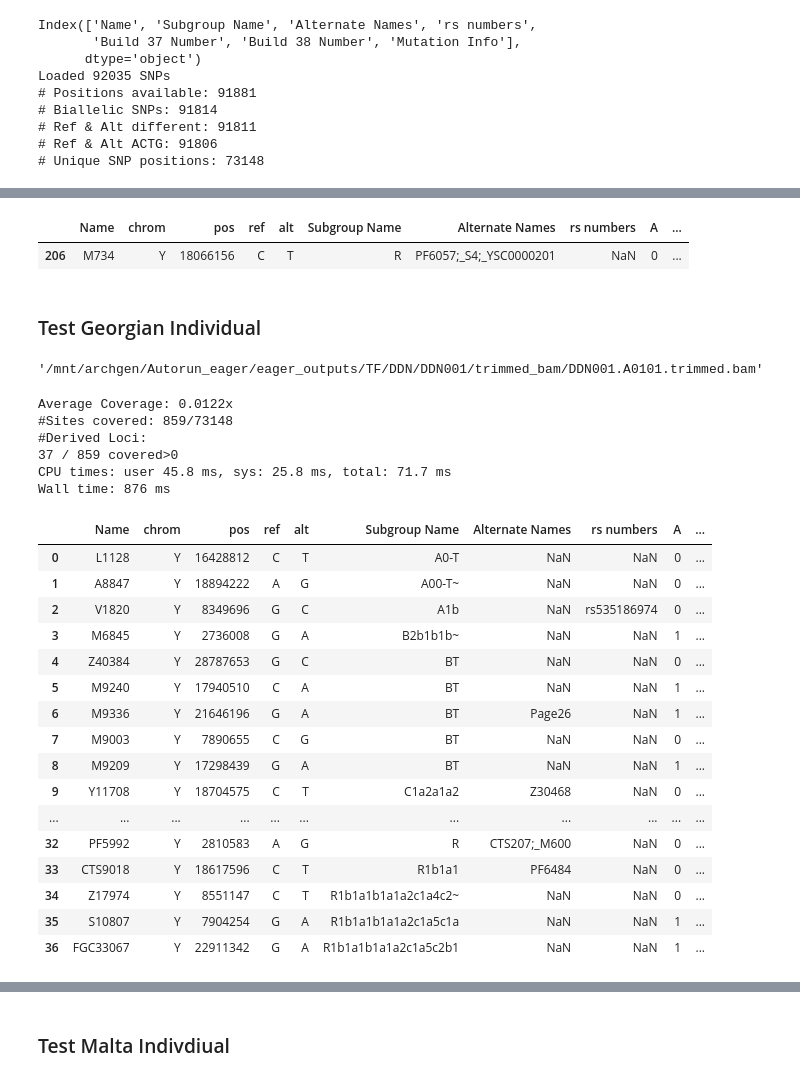
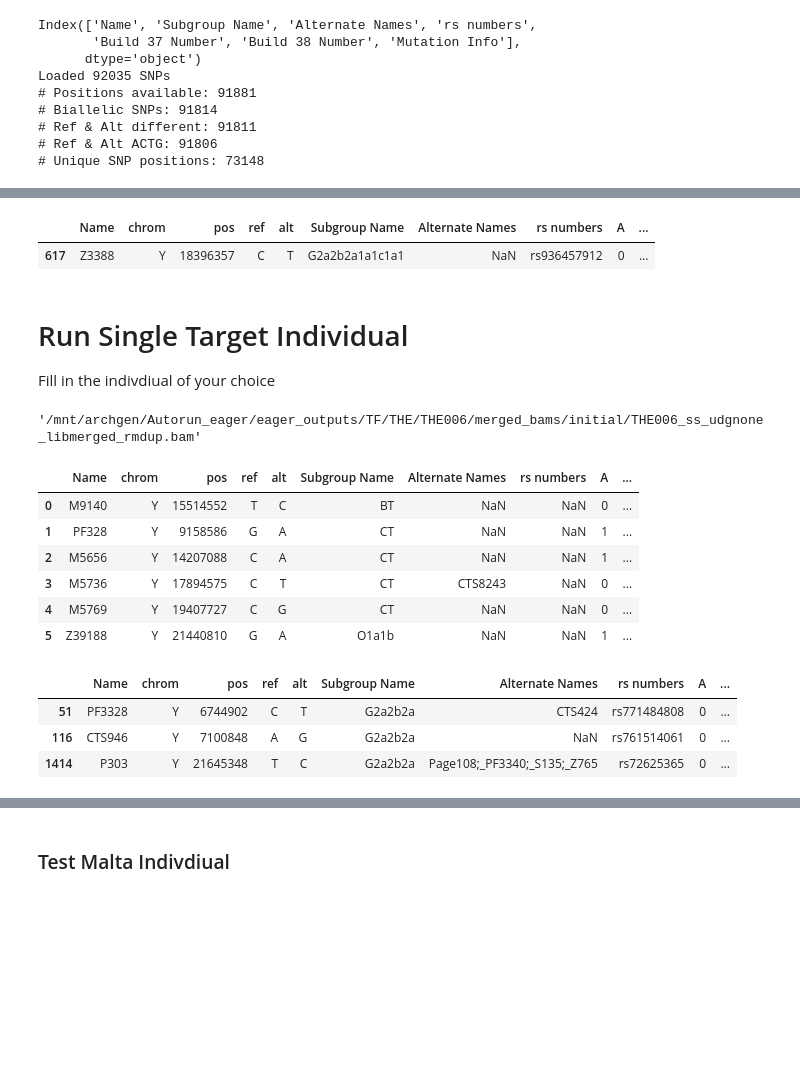
Before and after one commit to hringbauer/y_chrom, a Jupyter notebook: notebooks/run_pulldown_leipzig_bamtable.ipynb, the cells around one changed output, grey strips where cells are left out. Drawn from its saved outputs; the diff is of its cells as text; code cells hidden in the pictures; blank space fills up the shorter version.

```diff
--- a/notebooks/run_pulldown_leipzig_bamtable.ipynb
+++ b/notebooks/run_pulldown_leipzig_bamtable.ipynb
@@ -56,7 +59,6 @@ def load_counts(path_counts, coerce=True):
 
     df_t = df_t.drop(columns="drop")
     return df_t
-
 
 def load_snp_file_ISOGG(path_snps = "./data/all_snps.csv",
                     col_pos = 'Build 37 Number', unique=True):
@@ -148,11 +150,16 @@ def call_y_bam(path_bam="", df=[],
 
     ### Create the Pulldown
     pulldown_bamtable(path_bam = path_bam,
-                      path_bed=path_bed,
+                      path_bed = path_bed,
                       o_file = path_temp)
 
     df1 = pd.read_csv(path_temp, sep="\t", header=None)
     df1.columns = ["chrom", "pos", "A", "C", "G", "T"]
+    idx = df1["chrom"]=="chrY"
+    if np.sum(idx)>0:
+        print(f"Changing {np.sum(idx)} ChrY -> Y")
+        df1.loc[idx, "chrom"] = "Y"
+
     df2 = pd.merge(df, df1, on=["chrom", "pos"])
 
     ### Coverage Statistics
@@ -171,6 +178,18 @@ def call_y_bam(path_bam="", df=[],
     df_der = df_ch[idx_der].sort_values(by="Subgroup Name").reset_index(drop=True).copy()
 
     return df_ch, df_der
+
+def mismatch_path(s, df):
+    """Look for all mismatches in path up to s"""
+    ls = [s, s+"~"]
+
+    for i in range(1,len(s)):
+        ls+= [s[:-i], s[:-i]+"~"]
+
+    dft = df[df["Subgroup Name"].isin(ls)]
+    idx = dft["ref#"]>=dft["alt#"]
+    print(f"Mismatches: {np.sum(idx)} / {len(idx)}")
+    return dft
 # %% [markdown]
 # Create a bed file for ISOGG SNPs [one time requirement]
 # %%
@@ -248,44 +368,37 @@ Wall time: 6.71 s
 # %%
 df_der[-50:]
 # %%
-df_ch[df_ch["Subgroup Name"]=="R"]
+df_ch[df_ch["Subgroup Name"]=="G2a2b2a1a1c1a1"]
 # %% [output]
 |  | Name | chrom | pos | ref | alt | Subgroup Name | Alternate Names | rs numbers | A | ... |
-| 206 | M734 | Y | 18066156 | C | T | R | PF6057;_S4;_YSC0000201 | NaN | 0 | ... |
+| 617 | Z3388 | Y | 18396357 | C | T | G2a2b2a1a1c1a1 | NaN | rs936457912 | 0 | ... |
-# %% [markdown]
-### Test Georgian Individual
-# %%
-bam_dict["DDN001"]
-# %% [output]
-'/mnt/archgen/Autorun_eager/eager_outputs/TF/DDN/DDN001/trimmed_bam/DDN001.A0101.trimmed.bam'
+# %% [markdown]
+# Run Single Target Individual
+Fill in the indivdiual of your choice
+# %%
+iid = "THE006"
+bam_dict[iid]
+# %% [output]
+'/mnt/archgen/Autorun_eager/eager_outputs/TF/THE/THE006/merged_bams/initial/THE006_ss_udgnone_libmerged_rmdup.bam'
 # %%
 %%time
 df_ch, df_der = call_y_bam(df=df,
-                           path_bam='/mnt/archgen/Autorun_eager/eager_outputs/TF/DDN/DDN001/trimmed_bam/DDN001.A0101.trimmed.bam')
+                           path_bam=f'/mnt/archgen/Autorun_eager/eager_outputs/TF/DGB/{iid}/trimmed_bam/{iid}_ss.A0101.trimmed.bam',
+                           path_temp='/mnt/archgen/users/hringbauer/git/y_chrom/temp/temp.tsv')
-# %% [output]
-Average Coverage: 0.0122x
-#Sites covered: 859/73148
-#Derived Loci:
-37 / 859 covered>0
-CPU times: user 45.8 ms, sys: 25.8 ms, total: 71.7 ms
-Wall time: 876 ms
 # %%
-df_der
+df_der[-50:]
 # %% [output]
 |  | Name | chrom | pos | ref | alt | Subgroup Name | Alternate Names | rs numbers | A | ... |
-| 0 | L1128 | Y | 16428812 | C | T | A0-T | NaN | NaN | 0 | ... |
-| 1 | A8847 | Y | 18894222 | A | G | A00-T~ | NaN | NaN | 0 | ... |
-| 2 | V1820 | Y | 8349696 | G | C | A1b | NaN | rs535186974 | 0 | ... |
-| 3 | M6845 | Y | 2736008 | G | A | B2b1b1b~ | NaN | NaN | 1 | ... |
-| 4 | Z40384 | Y | 28787653 | G | C | BT | NaN | NaN | 0 | ... |
-| 5 | M9240 | Y | 17940510 | C | A | BT | NaN | NaN | 1 | ... |
-| 6 | M9336 | Y | 21646196 | G | A | BT | Page26 | NaN | 1 | ... |
-| 7 | M9003 | Y | 7890655 | C | G | BT | NaN | NaN | 0 | ... |
-| 8 | M9209 | Y | 17298439 | G | A | BT | NaN | NaN | 1 | ... |
-| 9 | Y11708 | Y | 18704575 | C | T | C1a2a1a2 | Z30468 | NaN | 0 | ... |
-| ... | ... | ... | ... | ... | ... | ... | ... | ... | ... | ... |
-| 32 | PF5992 | Y | 2810583 | A | G | R | CTS207;_M600 | NaN | 0 | ... |
-| 33 | CTS9018 | Y | 18617596 | C | T | R1b1a1 | PF6484 | NaN | 0 | ... |
-| 34 | Z17974 | Y | 8551147 | C | T | R1b1a1b1a1a2c1a4c2~ | NaN | NaN | 0 | ... |
-| 35 | S10807 | Y | 7904254 | G | A | R1b1a1b1a1a2c1a5c1a | NaN | NaN | 1 | ... |
-| 36 | FGC33067 | Y | 22911342 | G | A | R1b1a1b1a1a2c1a5c2b1 | NaN | NaN | 1 | ... |
+| 0 | M9140 | Y | 15514552 | T | C | BT | NaN | NaN | 0 | ... |
+| 1 | PF328 | Y | 9158586 | G | A | CT | NaN | NaN | 1 | ... |
+| 2 | M5656 | Y | 14207088 | C | A | CT | NaN | NaN | 1 | ... |
+| 3 | M5736 | Y | 17894575 | C | T | CT | CTS8243 | NaN | 0 | ... |
+| 4 | M5769 | Y | 19407727 | C | G | CT | NaN | NaN | 0 | ... |
+| 5 | Z39188 | Y | 21440810 | G | A | O1a1b | NaN | NaN | 1 | ... |
+# %%
+df_ch[df_ch["Subgroup Name"]=="G2a2b2a"]
+# %% [output]
+|  | Name | chrom | pos | ref | alt | Subgroup Name | Alternate Names | rs numbers | A | ... |
+| 51 | PF3328 | Y | 6744902 | C | T | G2a2b2a | CTS424 | rs771484808 | 0 | ... |
+| 116 | CTS946 | Y | 7100848 | A | G | G2a2b2a | NaN | rs761514061 | 0 | ... |
+| 1414 | P303 | Y | 21645348 | T | C | G2a2b2a | Page108;_PF3340;_S135;_Z765 | rs72625365 | 0 | ... |
```
Also changed, not shown: parts of 48 cells of this notebook, 2 other files.
